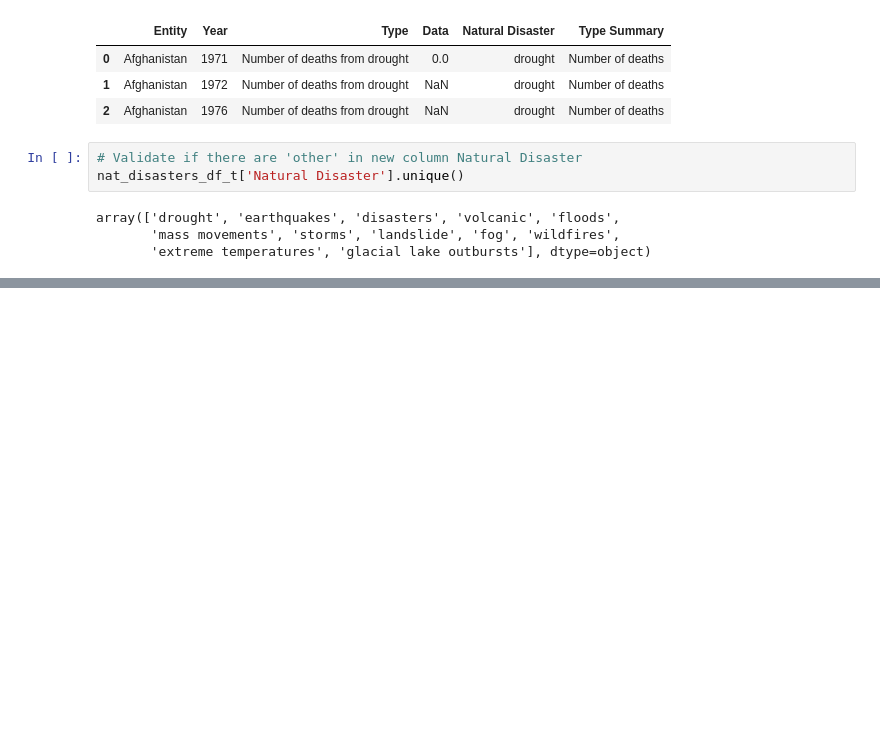
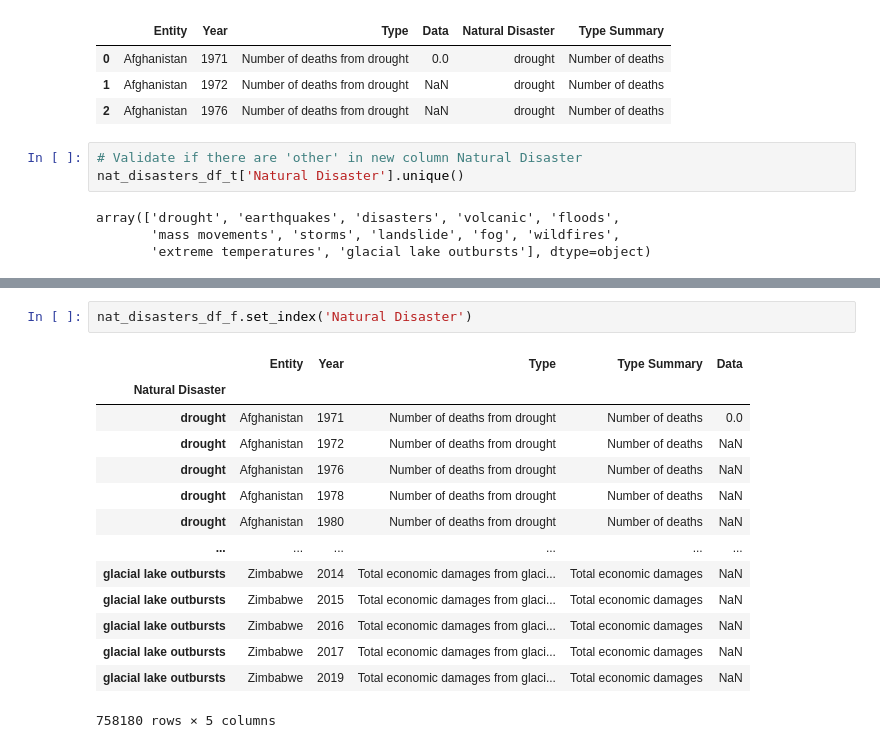
Before and after one commit to aramosg/final_project_global_warming, a Jupyter notebook: notebook/natural_disasters.ipynb, the cells around one changed output, grey strips where cells are left out. Cells and saved outputs as stored; diff of their text form; blank space fills up the shorter version.

```diff
--- a/notebook/natural_disasters.ipynb
+++ b/notebook/natural_disasters.ipynb
@@ -164,0 +210,17 @@ nat_disasters_df_f.head(3)
+# %%
+nat_disasters_df_f.set_index('Natural Disaster')
+# %% [output]
+|  | Entity | Year | Type | Type Summary | Data |
+| Natural Disaster |  |  |  |  |  |
+| drought | Afghanistan | 1971 | Number of deaths from drought | Number of deaths | 0.0 |
+| drought | Afghanistan | 1972 | Number of deaths from drought | Number of deaths | NaN |
+| drought | Afghanistan | 1976 | Number of deaths from drought | Number of deaths | NaN |
+| drought | Afghanistan | 1978 | Number of deaths from drought | Number of deaths | NaN |
+| drought | Afghanistan | 1980 | Number of deaths from drought | Number of deaths | NaN |
+| ... | ... | ... | ... | ... | ... |
+| glacial lake outbursts | Zimbabwe | 2014 | Total economic damages from glaci... | Total economic damages | NaN |
+| glacial lake outbursts | Zimbabwe | 2015 | Total economic damages from glaci... | Total economic damages | NaN |
+| glacial lake outbursts | Zimbabwe | 2016 | Total economic damages from glaci... | Total economic damages | NaN |
+| glacial lake outbursts | Zimbabwe | 2017 | Total economic damages from glaci... | Total economic damages | NaN |
+| glacial lake outbursts | Zimbabwe | 2019 | Total economic damages from glaci... | Total economic damages | NaN |
+758180 rows × 5 columns
```
Also changed, not shown: parts of 24 cells of this notebook, 3 other files.
